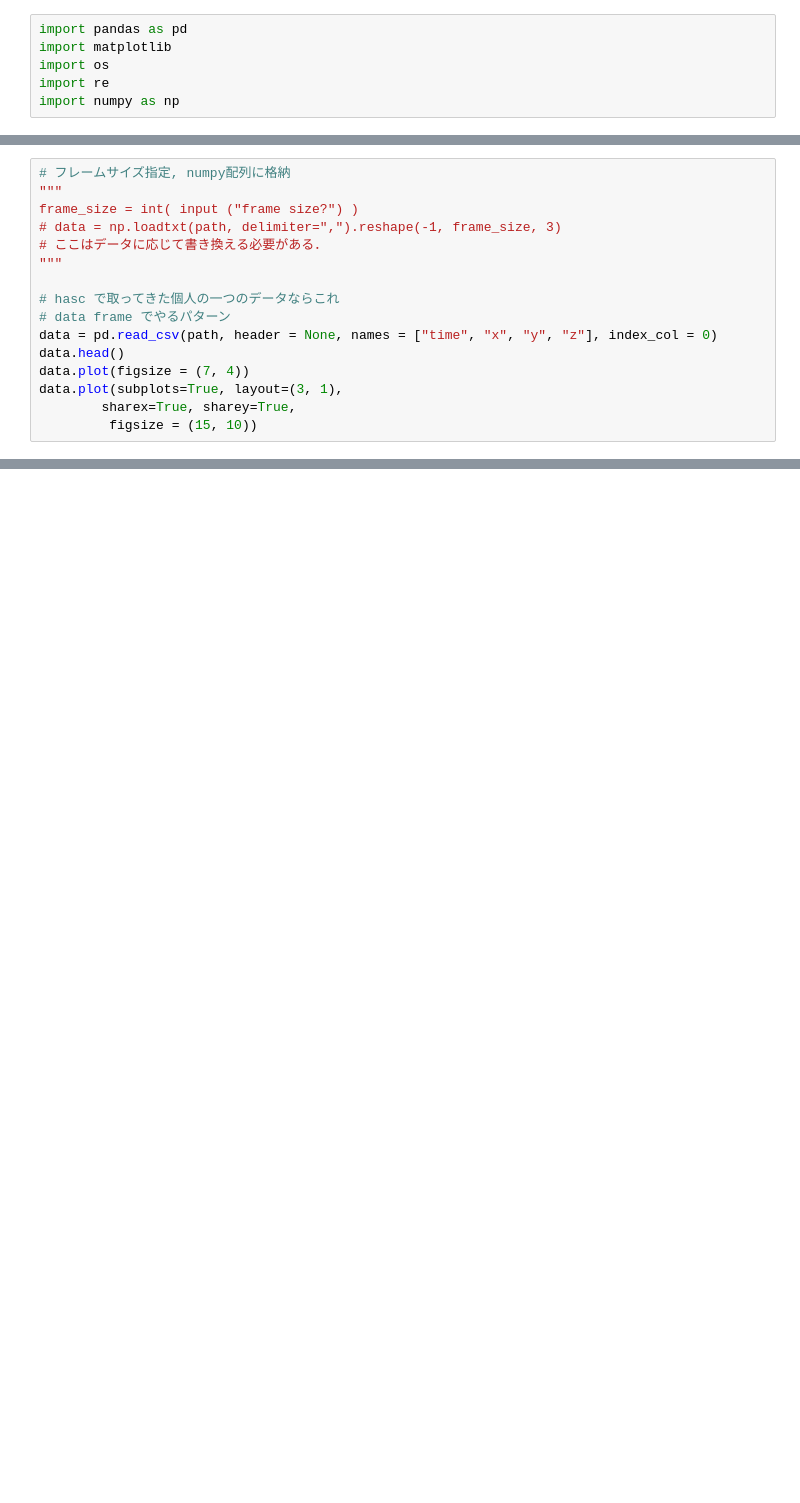
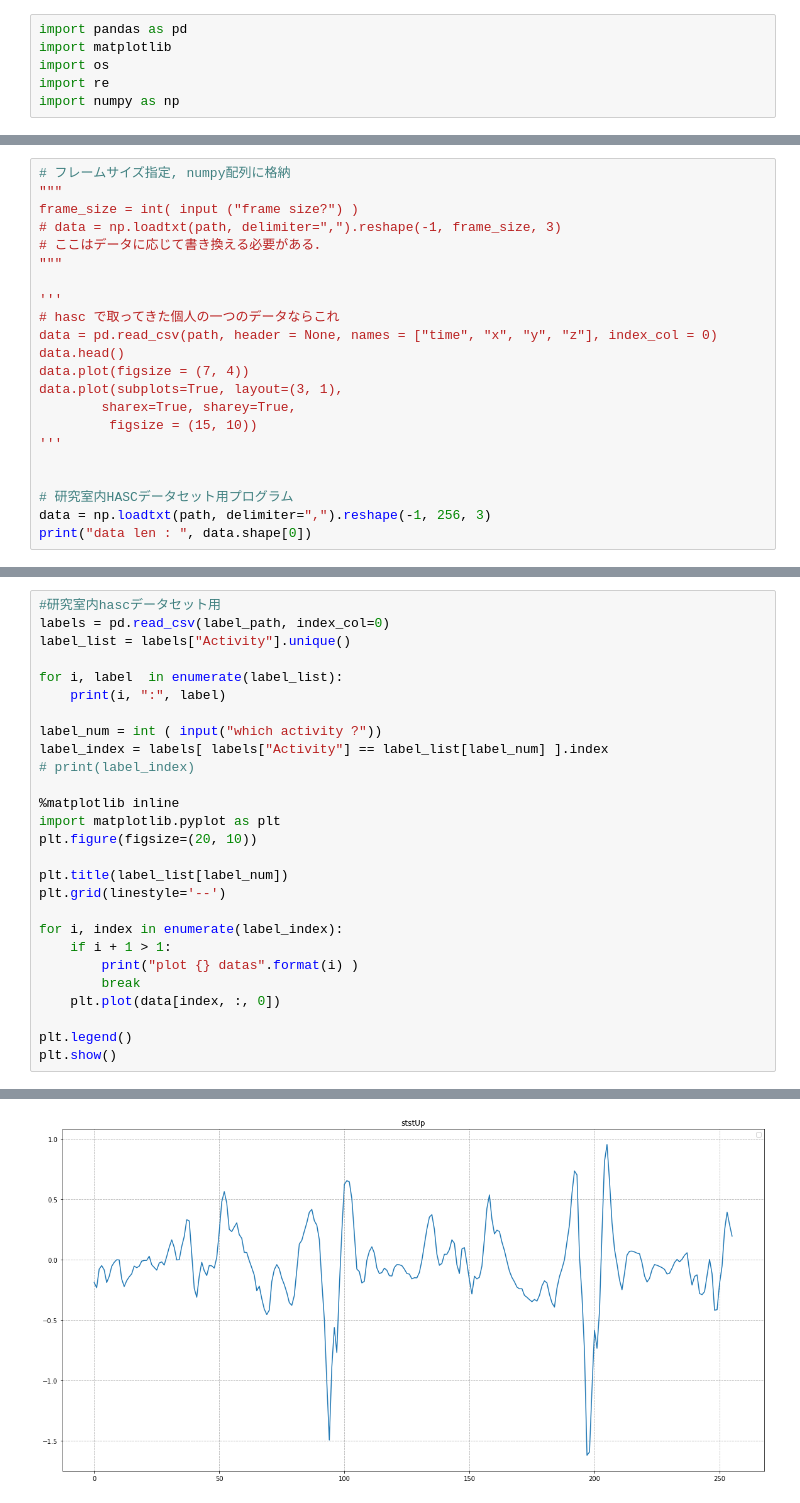
Before and after one commit to mAenon/csv_plot, a Jupyter notebook: csv_plot.ipynb, the cells around one changed output, grey strips where cells are left out. Cells and saved outputs as stored; diff of their text form; blank space fills up the shorter version.

```diff
--- a/csv_plot.ipynb
+++ b/csv_plot.ipynb
@@ -41,12 +79,18 @@ frame_size = int( input ("frame size?") )
 # ここはデータに応じて書き換える必要がある．
 """
 
+'''
 # hasc で取ってきた個人の一つのデータならこれ
-# data frame でやるパターン
 data = pd.read_csv(path, header = None, names = ["time", "x", "y", "z"], index_col = 0)
 data.head()
 data.plot(figsize = (7, 4))
 data.plot(subplots=True, layout=(3, 1),
         sharex=True, sharey=True,
          figsize = (15, 10))
+'''
+
+
+# 研究室内HASCデータセット用プログラム
+data = np.loadtxt(path, delimiter=",").reshape(-1, 256, 3)
+print("data len : ", data.shape[0])
 # %% [output]
@@ -87,0 +142,28 @@ plt.show()
+# %%
+#研究室内hascデータセット用
+labels = pd.read_csv(label_path, index_col=0)
+label_list = labels["Activity"].unique()
+
+for i, label  in enumerate(label_list):
+    print(i, ":", label)
+
+label_num = int ( input("which activity ?"))
+label_index = labels[ labels["Activity"] == label_list[label_num] ].index
+# print(label_index)
+
+%matplotlib inline
+import matplotlib.pyplot as plt
+plt.figure(figsize=(20, 10))
+
+plt.title(label_list[label_num])
+plt.grid(linestyle='--')
+
+for i, index in enumerate(label_index):
+    if i + 1 > 1:
+        print("plot {} datas".format(i) )
+        break
+    plt.plot(data[index, :, 0])
+
+plt.legend()
+plt.show()
+# %% [output]
@@ -87,0 +188 @@ plt.show()
+[figure, added]
```
Also changed, not shown: parts of 5 cells of this notebook.
